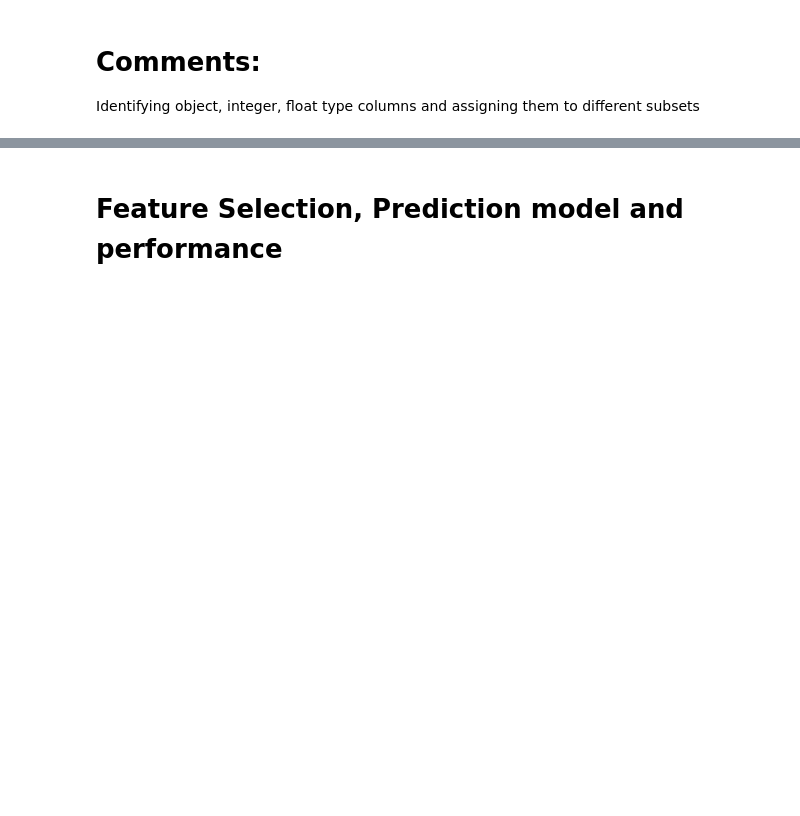
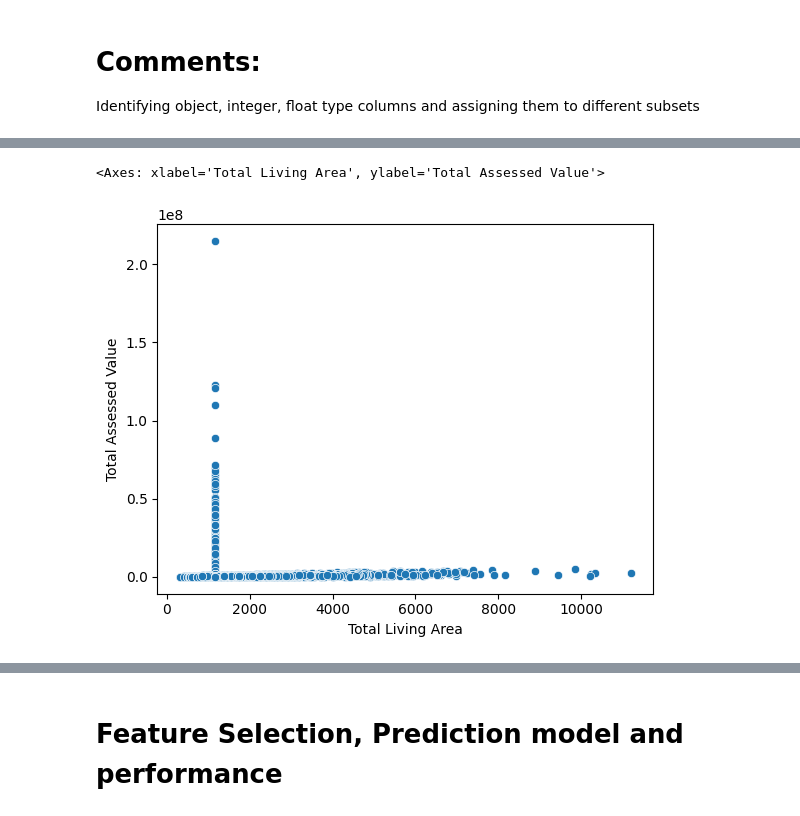
Before and after one commit to prarnamehta/Automated-Valuation-Model, a Jupyter notebook: Automated valuation model.ipynb, the cells around one changed output, grey strips where cells are left out. Saved outputs shown, nothing was run; the diff lists cells and outputs as text; code cells hidden in the pictures; blank space fills up the shorter version.

```diff
--- a/Automated valuation model.ipynb
+++ b/Automated valuation model.ipynb
@@ -365,0 +377,5 @@ ds
+# %%
+sns.scatterplot(x=ds['Total Living Area'], y=ds['Total Assessed Value'])
+# %% [output]
+<Axes: xlabel='Total Living Area', ylabel='Total Assessed Value'>
+[figure, added]
```
Also changed, not shown: parts of 52 cells of this notebook.
